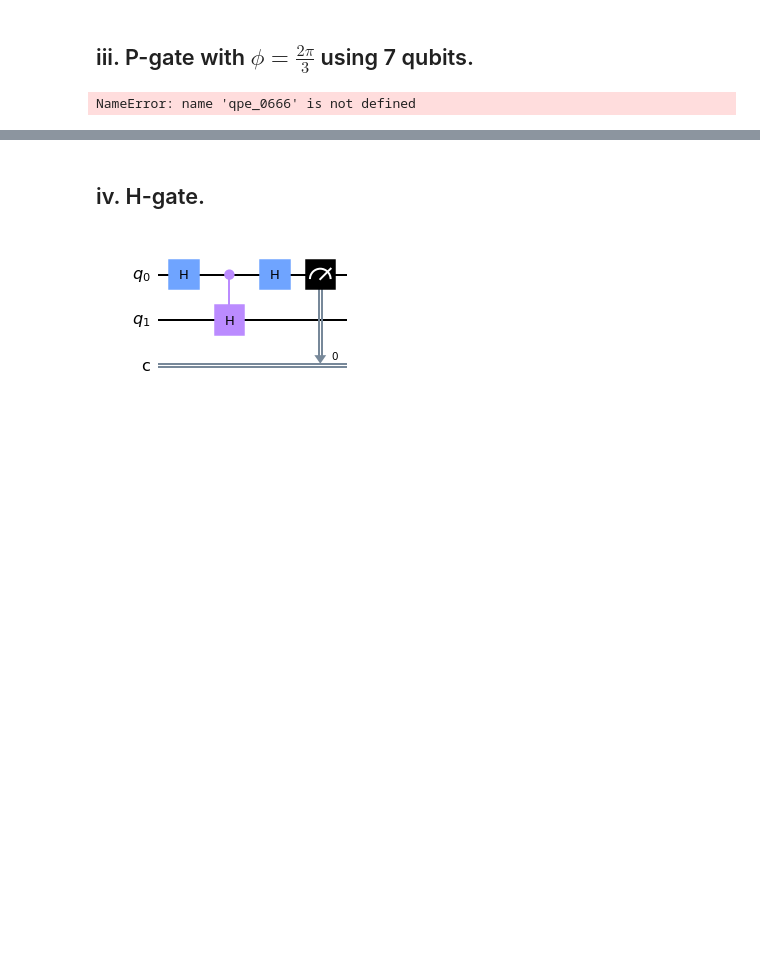
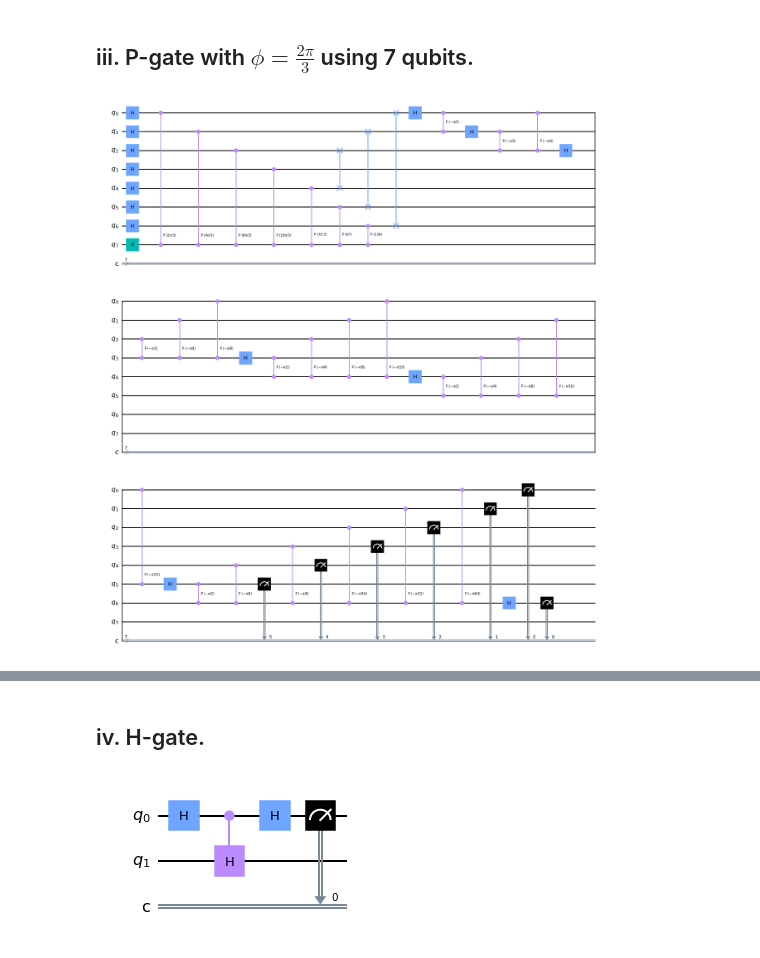
Before and after one commit to xuanlutw/Phys-8148-Quantum-Computing-Experiment-and-Implementation, a Jupyter notebook: 8.QFT.ipynb, the cells around one changed output, grey strips where cells are left out. Saved outputs shown, nothing was run; the diff lists cells and outputs as text; code cells hidden in the pictures; blank space fills up the shorter version.

```diff
--- a/8.QFT.ipynb
+++ b/8.QFT.ipynb
@@ -198,10 +200,10 @@ plot_histogram(counts)
 # %% [markdown]
 ## iii. P-gate with $\phi = \frac{2\pi}{3}$ using 7 qubits.
 # %%
-qc = qpe_0666(7)
+qc = qpe_phase_2pi_3(7)
 qc.draw(output='mpl')
 # %% [output]
-NameError: name 'qpe_0666' is not defined
+[figure, added]
 # %%
 t_qc = transpile(qc, sim)
 qobj = assemble(t_qc, shots = 1000)
```
Also changed, not shown: parts of 8 cells of this notebook.
